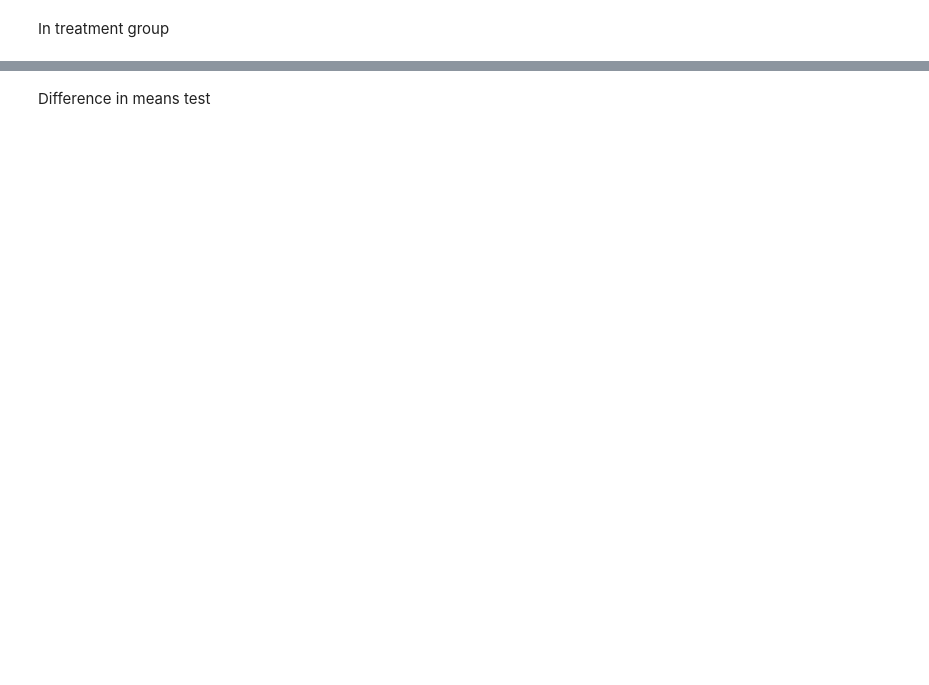
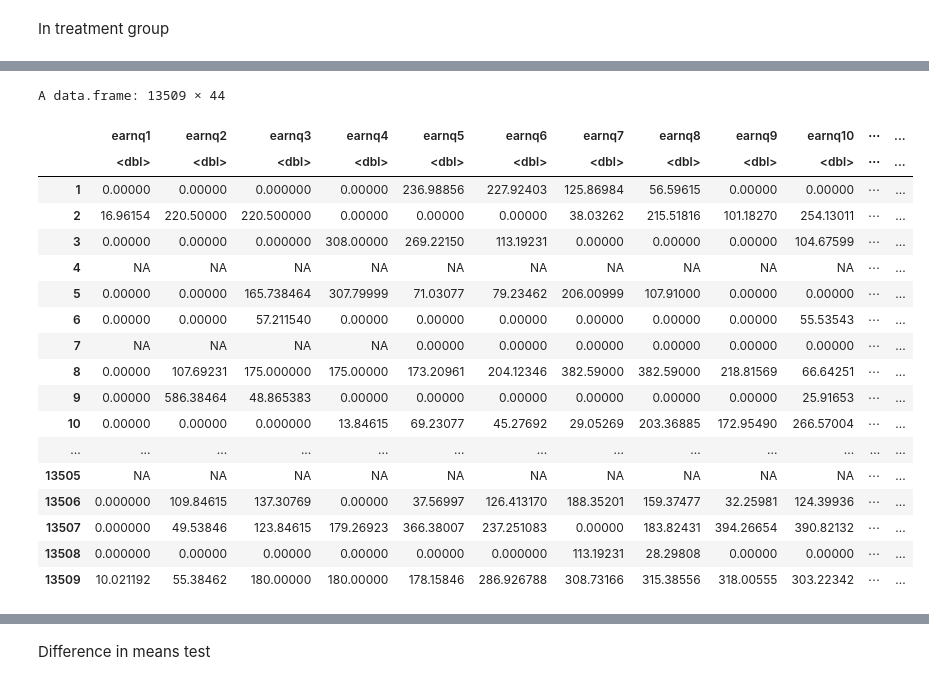
Before and after one commit to emolinaperez/econometrics_mek, a Jupyter notebook: Week 2/R/Week2_Lab.ipynb, the cells around one changed output, grey strips where cells are left out. Drawn from its saved outputs; the diff is of its cells as text; code cells hidden in the pictures; blank space fills up the shorter version.

```diff
--- a/Week 2/R/Week2_Lab.ipynb
+++ b/Week 2/R/Week2_Lab.ipynb
@@ -46,2 +127,24 @@ sum(JobCorps[JobCorps$treatmnt==1,"hispanic"] ,na.rm=TRUE)
+# %%
+JobCorps
+# %% [output]
+A data.frame: 13509 × 44
+|  | earnq1 | earnq2 | earnq3 | earnq4 | earnq5 | earnq6 | earnq7 | earnq8 | earnq9 | earnq10 | ⋯ | ... |
+|  | <dbl> | <dbl> | <dbl> | <dbl> | <dbl> | <dbl> | <dbl> | <dbl> | <dbl> | <dbl> | ⋯ | ... |
+| 1 | 0.00000 | 0.00000 | 0.000000 | 0.00000 | 236.98856 | 227.92403 | 125.86984 | 56.59615 | 0.00000 | 0.00000 | ⋯ | ... |
+| 2 | 16.96154 | 220.50000 | 220.500000 | 0.00000 | 0.00000 | 0.00000 | 38.03262 | 215.51816 | 101.18270 | 254.13011 | ⋯ | ... |
+| 3 | 0.00000 | 0.00000 | 0.000000 | 308.00000 | 269.22150 | 113.19231 | 0.00000 | 0.00000 | 0.00000 | 104.67599 | ⋯ | ... |
+| 4 | NA | NA | NA | NA | NA | NA | NA | NA | NA | NA | ⋯ | ... |
+| 5 | 0.00000 | 0.00000 | 165.738464 | 307.79999 | 71.03077 | 79.23462 | 206.00999 | 107.91000 | 0.00000 | 0.00000 | ⋯ | ... |
+| 6 | 0.00000 | 0.00000 | 57.211540 | 0.00000 | 0.00000 | 0.00000 | 0.00000 | 0.00000 | 0.00000 | 55.53543 | ⋯ | ... |
+| 7 | NA | NA | NA | NA | 0.00000 | 0.00000 | 0.00000 | 0.00000 | 0.00000 | 0.00000 | ⋯ | ... |
+| 8 | 0.00000 | 107.69231 | 175.000000 | 175.00000 | 173.20961 | 204.12346 | 382.59000 | 382.59000 | 218.81569 | 66.64251 | ⋯ | ... |
+| 9 | 0.00000 | 586.38464 | 48.865383 | 0.00000 | 0.00000 | 0.00000 | 0.00000 | 0.00000 | 0.00000 | 25.91653 | ⋯ | ... |
+| 10 | 0.00000 | 0.00000 | 0.000000 | 13.84615 | 69.23077 | 45.27692 | 29.05269 | 203.36885 | 172.95490 | 266.57004 | ⋯ | ... |
+| ... | ... | ... | ... | ... | ... | ... | ... | ... | ... | ... | ... | ... |
+| 13505 | NA | NA | NA | NA | NA | NA | NA | NA | NA | NA | ⋯ | ... |
+| 13506 | 0.000000 | 109.84615 | 137.30769 | 0.00000 | 37.56997 | 126.413170 | 188.35201 | 159.37477 | 32.25981 | 124.39936 | ⋯ | ... |
+| 13507 | 0.000000 | 49.53846 | 123.84615 | 179.26923 | 366.38007 | 237.251083 | 0.00000 | 183.82431 | 394.26654 | 390.82132 | ⋯ | ... |
+| 13508 | 0.000000 | 0.00000 | 0.00000 | 0.00000 | 0.00000 | 0.000000 | 113.19231 | 28.29808 | 0.00000 | 0.00000 | ⋯ | ... |
+| 13509 | 10.021192 | 55.38462 | 180.00000 | 180.00000 | 178.15846 | 286.926788 | 308.73166 | 315.38556 | 318.00555 | 303.22342 | ⋯ | ... |
 # %%
 # Calculate means and confidence intervals for "hispanic" by treatment group
```
Also changed, not shown: parts of 59 cells of this notebook.
